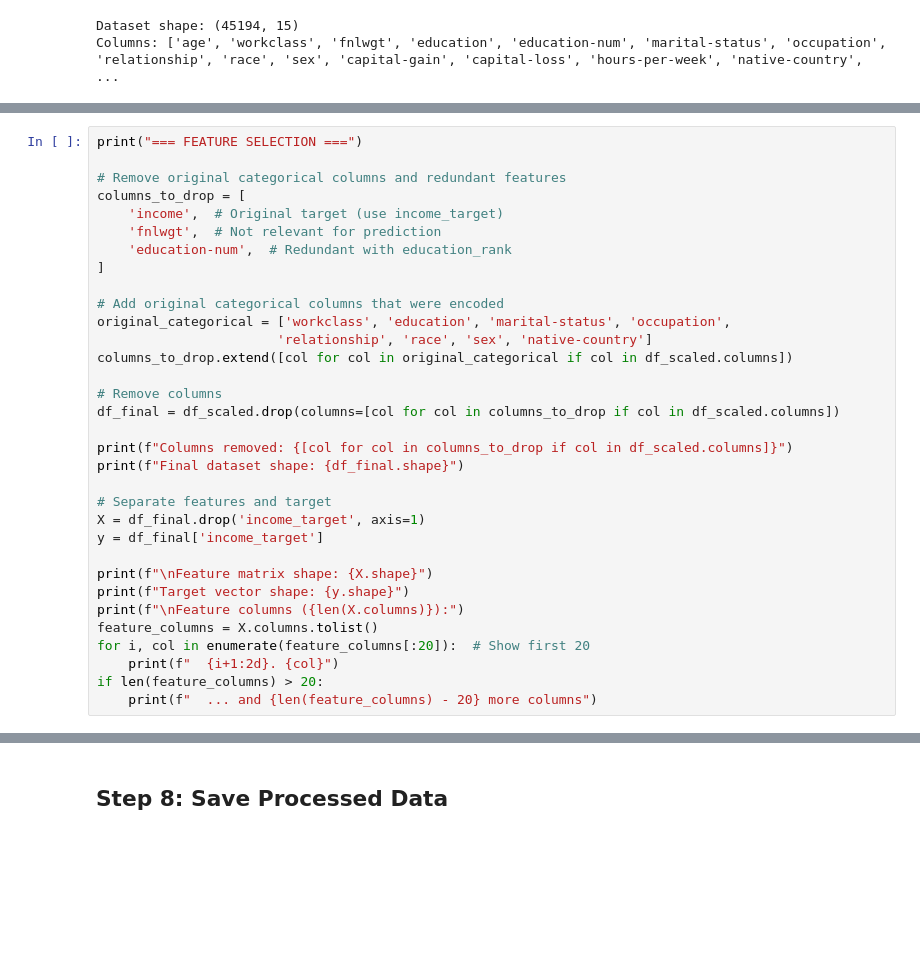
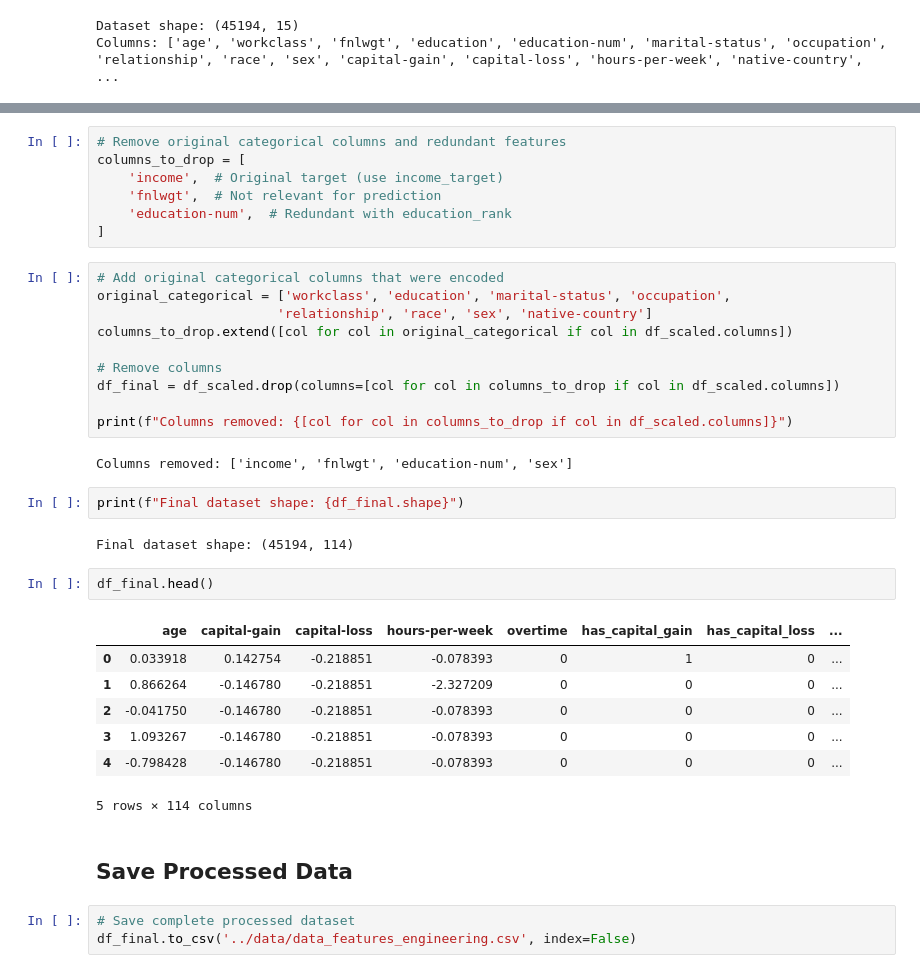
Before and after one commit to VisaHuy/Salary-Prediction-Project, a Jupyter notebook: notebooks/04_feature_engineering.ipynb, the cells around one changed output, grey strips where cells are left out. Cells and saved outputs as stored; diff of their text form; blank space fills up the shorter version.

```diff
--- a/notebooks/04_feature_engineering.ipynb
+++ b/notebooks/04_feature_engineering.ipynb
@@ -207,33 +203,0 @@ print(scaling_stats.head())
-# %%
-print("=== FEATURE SELECTION ===")
-
-# Remove original categorical columns and redundant features
-columns_to_drop = [
-    'income',  # Original target (use income_target)
-    'fnlwgt',  # Not relevant for prediction
-    'education-num',  # Redundant with education_rank
-]
-
-# Add original categorical columns that were encoded
-original_categorical = ['workclass', 'education', 'marital-status', 'occupation',
-                       'relationship', 'race', 'sex', 'native-country']
-columns_to_drop.extend([col for col in original_categorical if col in df_scaled.columns])
-
-# Remove columns
-df_final = df_scaled.drop(columns=[col for col in columns_to_drop if col in df_scaled.columns])
-
-print(f"Columns removed: {[col for col in columns_to_drop if col in df_scaled.columns]}")
-print(f"Final dataset shape: {df_final.shape}")
-
-# Separate features and target
-X = df_final.drop('income_target', axis=1)
-y = df_final['income_target']
-
-print(f"\nFeature matrix shape: {X.shape}")
-print(f"Target vector shape: {y.shape}")
-print(f"\nFeature columns ({len(X.columns)}):")
-feature_columns = X.columns.tolist()
-for i, col in enumerate(feature_columns[:20]):  # Show first 20
-    print(f"  {i+1:2d}. {col}")
-if len(feature_columns) > 20:
-    print(f"  ... and {len(feature_columns) - 20} more columns")
@@ -267,3 +204,39 @@ for value, pct in test_dist.items():
+# %%
+# Remove original categorical columns and redundant features
+columns_to_drop = [
+    'income',  # Original target (use income_target)
+    'fnlwgt',  # Not relevant for prediction
+    'education-num',  # Redundant with education_rank
+]
+# %%
+# Add original categorical columns that were encoded
+original_categorical = ['workclass', 'education', 'marital-status', 'occupation',
+                       'relationship', 'race', 'sex', 'native-country']
+columns_to_drop.extend([col for col in original_categorical if col in df_scaled.columns])
+
+# Remove columns
+df_final = df_scaled.drop(columns=[col for col in columns_to_drop if col in df_scaled.columns])
+
+print(f"Columns removed: {[col for col in columns_to_drop if col in df_scaled.columns]}")
+# %% [output]
+Columns removed: ['income', 'fnlwgt', 'education-num', 'sex']
+# %%
+print(f"Final dataset shape: {df_final.shape}")
+# %% [output]
+Final dataset shape: (45194, 114)
+# %%
+df_final.head()
+# %% [output]
+|  | age | capital-gain | capital-loss | hours-per-week | overtime | has_capital_gain | has_capital_loss | ... |
+| 0 | 0.033918 | 0.142754 | -0.218851 | -0.078393 | 0 | 1 | 0 | ... |
+| 1 | 0.866264 | -0.146780 | -0.218851 | -2.327209 | 0 | 0 | 0 | ... |
+| 2 | -0.041750 | -0.146780 | -0.218851 | -0.078393 | 0 | 0 | 0 | ... |
+| 3 | 1.093267 | -0.146780 | -0.218851 | -0.078393 | 0 | 0 | 0 | ... |
+| 4 | -0.798428 | -0.146780 | -0.218851 | -0.078393 | 0 | 0 | 0 | ... |
+5 rows × 114 columns
 # %% [markdown]
-## Step 8: Save Processed Data
+## Save Processed Data
+# %%
+# Save complete processed dataset
+df_final.to_csv('../data/data_features_engineering.csv', index=False)
 # %%
```
Also changed, not shown: parts of 36 cells of this notebook, 12 other files.
